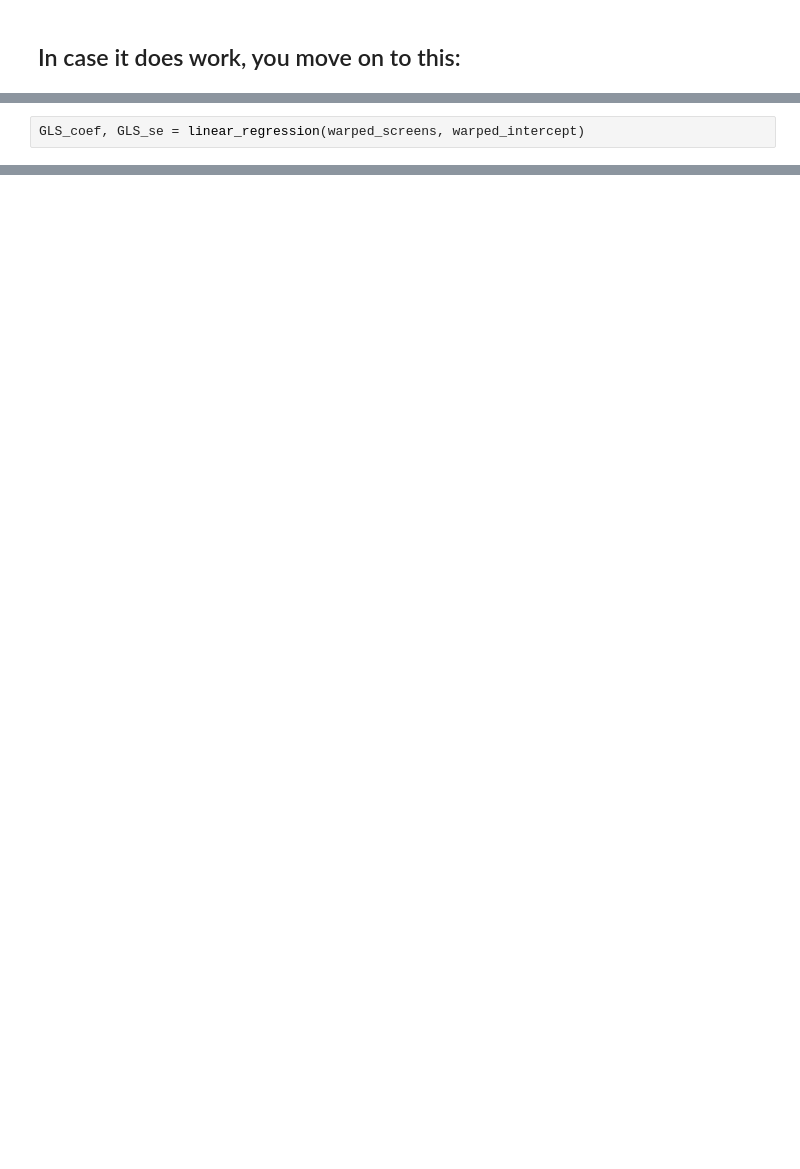
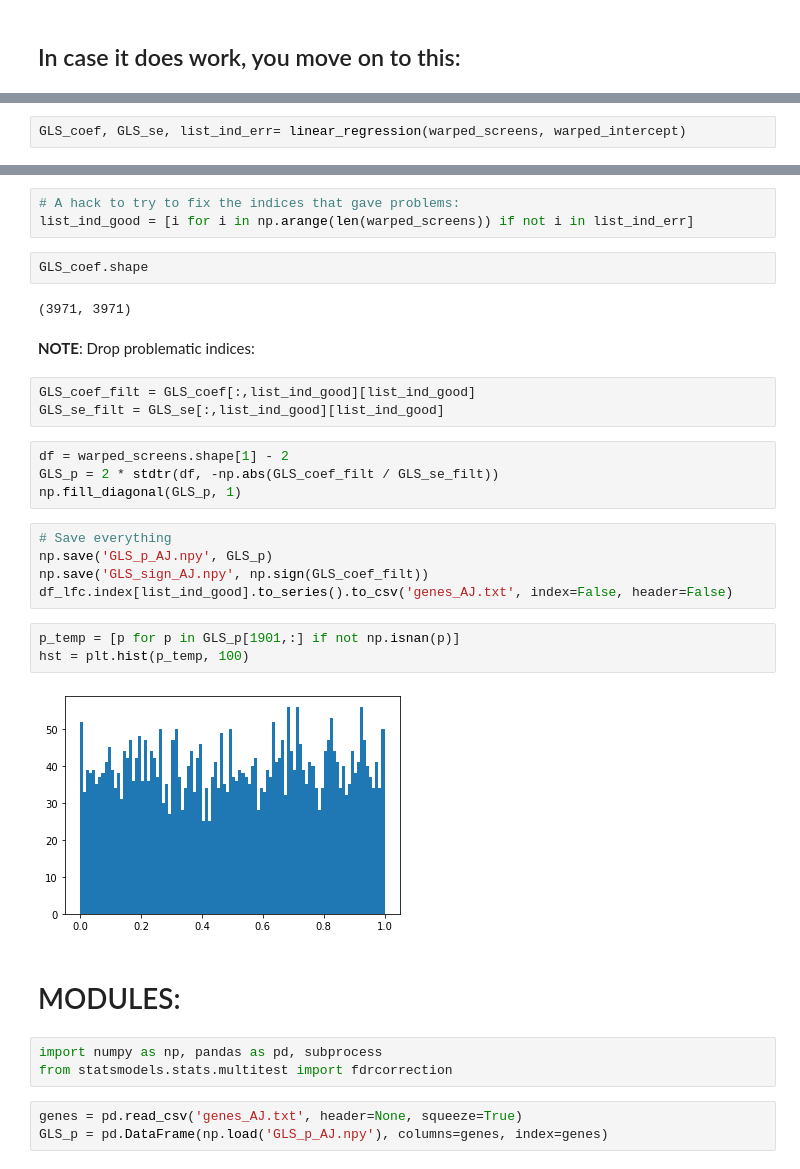
Before and after one commit to ajinich/mtb_tn_db, a Jupyter notebook: ml-standardised_data/GLS.ipynb, the cells around one changed output, grey strips where cells are left out. Drawn from its saved outputs; the diff is of its cells as text; blank space fills up the shorter version.

```diff
--- a/ml-standardised_data/GLS.ipynb
+++ b/ml-standardised_data/GLS.ipynb
@@ -103,3 +96,3 @@ def linear_regression(warped_screens, warped_intercept):
 # %%
-GLS_coef, GLS_se = linear_regression(warped_screens, warped_intercept)
+GLS_coef, GLS_se, list_ind_err= linear_regression(warped_screens, warped_intercept)
 # %% [output]
@@ -129,0 +117,34 @@ array([0., 0., 0., ..., 0., 0., 0.])
+# %%
+# A hack to try to fix the indices that gave problems:
+list_ind_good = [i for i in np.arange(len(warped_screens)) if not i in list_ind_err]
+# %%
+GLS_coef.shape
+# %% [output]
+(3971, 3971)
+# %% [markdown]
+**NOTE**: Drop problematic indices:
+# %%
+GLS_coef_filt = GLS_coef[:,list_ind_good][list_ind_good]
+GLS_se_filt = GLS_se[:,list_ind_good][list_ind_good]
+# %%
+df = warped_screens.shape[1] - 2
+GLS_p = 2 * stdtr(df, -np.abs(GLS_coef_filt / GLS_se_filt))
+np.fill_diagonal(GLS_p, 1)
+# %%
+# Save everything
+np.save('GLS_p_AJ.npy', GLS_p)
+np.save('GLS_sign_AJ.npy', np.sign(GLS_coef_filt))
+df_lfc.index[list_ind_good].to_series().to_csv('genes_AJ.txt', index=False, header=False)
+# %%
+p_temp = [p for p in GLS_p[1901,:] if not np.isnan(p)]
+hst = plt.hist(p_temp, 100)
+# %% [output]
+[figure, added]
+# %% [markdown]
+# MODULES:
+# %%
+import numpy as np, pandas as pd, subprocess
+from statsmodels.stats.multitest import fdrcorrection
+# %%
+genes = pd.read_csv('genes_AJ.txt', header=None, squeeze=True)
+GLS_p = pd.DataFrame(np.load('GLS_p_AJ.npy'), columns=genes, index=genes)
```
Also changed, not shown: parts of 78 cells of this notebook, 15 other files.
